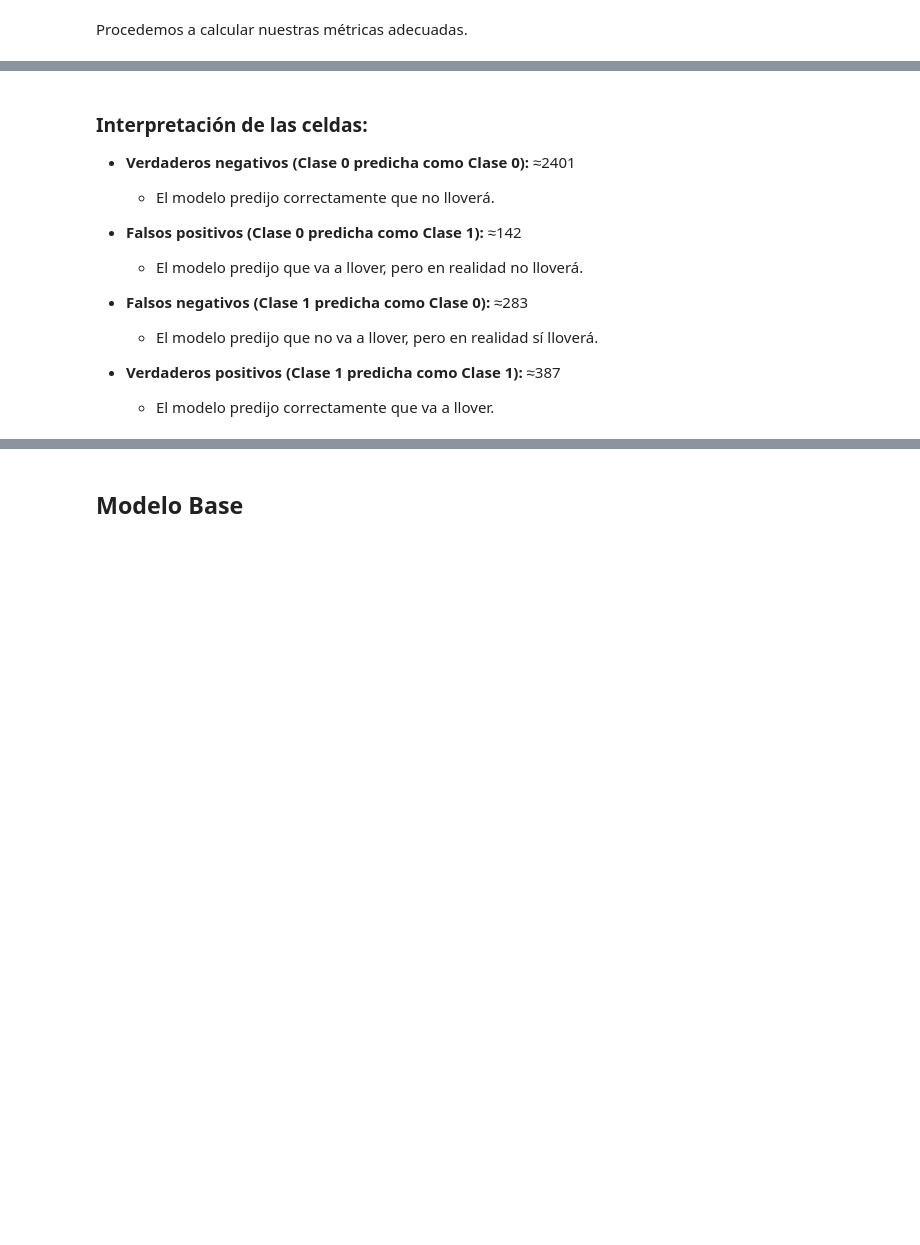
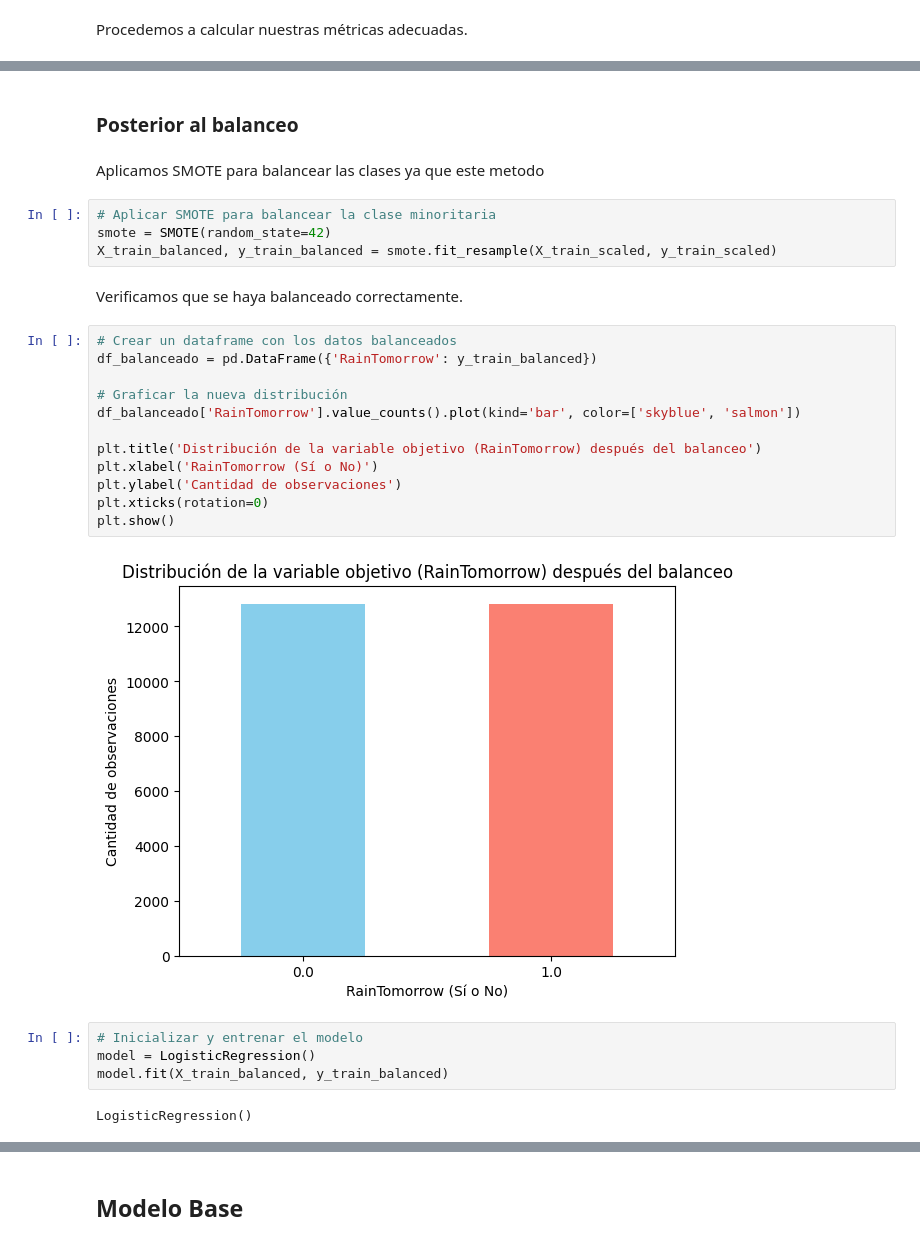
Before and after one commit to FrancoCalcia/AA1-TUIA-Calcia-Avecilla-TP2, a Jupyter notebook: TP-clasificacion-AA1.ipynb, the cells around one changed output, grey strips where cells are left out. Cells and saved outputs as stored; diff of their text form; blank space fills up the shorter version.

```diff
--- a/TP-clasificacion-AA1.ipynb
+++ b/TP-clasificacion-AA1.ipynb
@@ -736,14 +768,30 @@ plt.show()
-# %% [markdown]
-### Interpretación de las celdas:
-
-- **Verdaderos negativos (Clase 0 predicha como Clase 0):** ≈2401
-  - El modelo predijo correctamente que no lloverá.
-
-- **Falsos positivos (Clase 0 predicha como Clase 1):** ≈142
-  - El modelo predijo que va a llover, pero en realidad no lloverá.
-
-- **Falsos negativos (Clase 1 predicha como Clase 0):** ≈283
-  - El modelo predijo que no va a llover, pero en realidad sí lloverá.
-
-- **Verdaderos positivos (Clase 1 predicha como Clase 1):** ≈387
-  - El modelo predijo correctamente que va a llover.
+# %% [markdown]
+### Posterior al balanceo
+# %% [markdown]
+Aplicamos SMOTE para balancear las clases ya que este metodo
+# %%
+# Aplicar SMOTE para balancear la clase minoritaria
+smote = SMOTE(random_state=42)
+X_train_balanced, y_train_balanced = smote.fit_resample(X_train_scaled, y_train_scaled)
+# %% [markdown]
+Verificamos que se haya balanceado correctamente.
+# %%
+# Crear un dataframe con los datos balanceados
+df_balanceado = pd.DataFrame({'RainTomorrow': y_train_balanced})
+
+# Graficar la nueva distribución
+df_balanceado['RainTomorrow'].value_counts().plot(kind='bar', color=['skyblue', 'salmon'])
+
+plt.title('Distribución de la variable objetivo (RainTomorrow) después del balanceo')
+plt.xlabel('RainTomorrow (Sí o No)')
+plt.ylabel('Cantidad de observaciones')
+plt.xticks(rotation=0)
+plt.show()
+# %% [output]
+[figure, added]
+# %%
+# Inicializar y entrenar el modelo
+model = LogisticRegression()
+model.fit(X_train_balanced, y_train_balanced)
+# %% [output]
+LogisticRegression()
```
Also changed, not shown: parts of 47 cells of this notebook.
